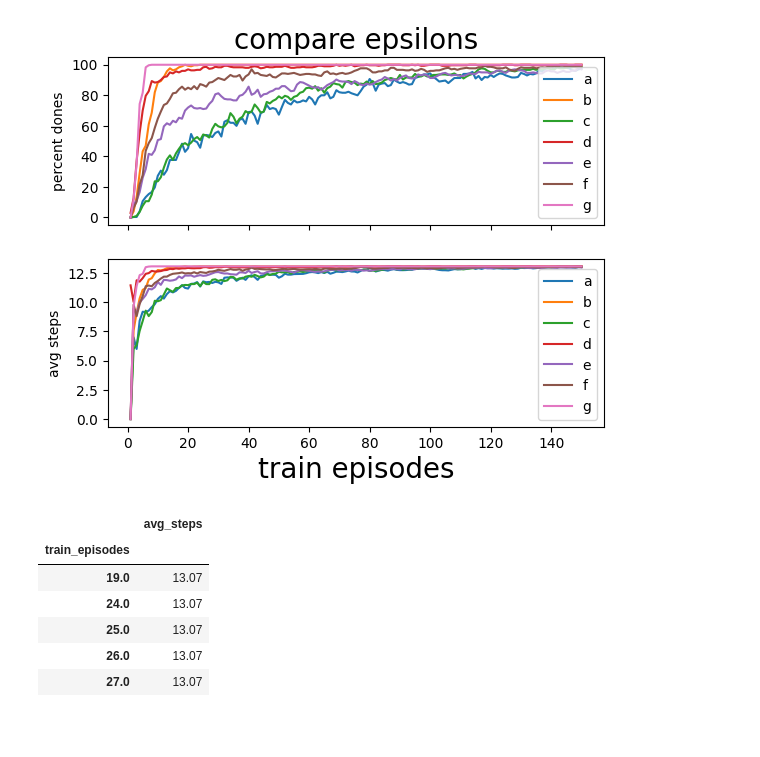
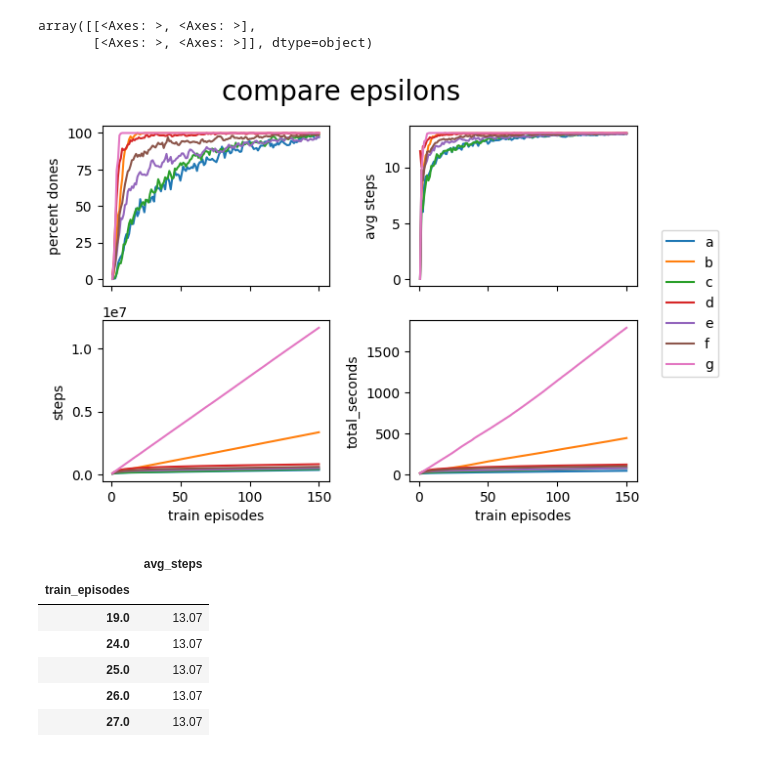
Before and after one commit to anselmobd/qrlstudy, a Jupyter notebook: eval.ipynb, the cells around one changed output. Saved outputs shown, nothing was run; the diff lists cells and outputs as text; code cells hidden in the pictures; blank space fills up the shorter version.

```diff
--- a/eval.ipynb
+++ b/eval.ipynb
@@ -48,25 +146,37 @@ Text(0.5, 0, 'train episodes')
-# %%
-fig, (ax1, ax2) = plt.subplots(2, 1, sharex=True)
-
-for e in evals:
-    ax1.plot(evals[e]['percent_dones'])
-    ax2.plot(evals[e]['avg_steps'])
-
-ax1.set_title("compare epsilons", size = 20)
-
-ax1.legend(evals.keys())
-ax1.set_ylabel("percent dones")
-# ax1.set_ylim(bottom=0)
-
-ax2.legend(evals.keys())
-ax2.set_ylabel("avg steps")
-# ax2.set_ylim(bottom=0)
-
-ax2.set_xlabel("train episodes", size = 20)
-
-plt.show()
-# %% [output]
-[figure, removed]
+# %%
+fig, ax = plt.subplots(2, 2, sharex=True)
+pprint(ax)
+
+for e in evals:
+    ax[0, 0].plot(evals[e]['percent_dones'])
+    ax[0, 1].plot(evals[e]['avg_steps'])
+    ax[1, 0].plot(evals[e]['steps'])
+    ax[1, 1].plot(evals[e]['total_seconds'])
+
+fig.suptitle("compare epsilons", size = 20)
+
+ax[0, 0].set_ylabel("percent dones")
+# ax[0].set_ylim(bottom=0)
+
+ax[0, 1].set_ylabel("avg steps")
+# ax[1].set_ylim(bottom=0)
+
+ax[1, 0].set_ylabel("steps")
+
+ax[1, 0].set_xlabel("train episodes")
+
+ax[1, 1].set_ylabel("total_seconds")
+
+ax[1, 1].set_xlabel("train episodes")
+
+fig.legend(evals.keys(), loc='center left', bbox_to_anchor=(1, 0.5))
+
+plt.tight_layout()
+plt.show()
+# %% [output]
+array([[<Axes: >, <Axes: >],
+       [<Axes: >, <Axes: >]], dtype=object)
+[figure, added]
 # %%
 dones={}
 for e_type in 'abcdefg':
```
Also changed, not shown: parts of 15 cells of this notebook.
